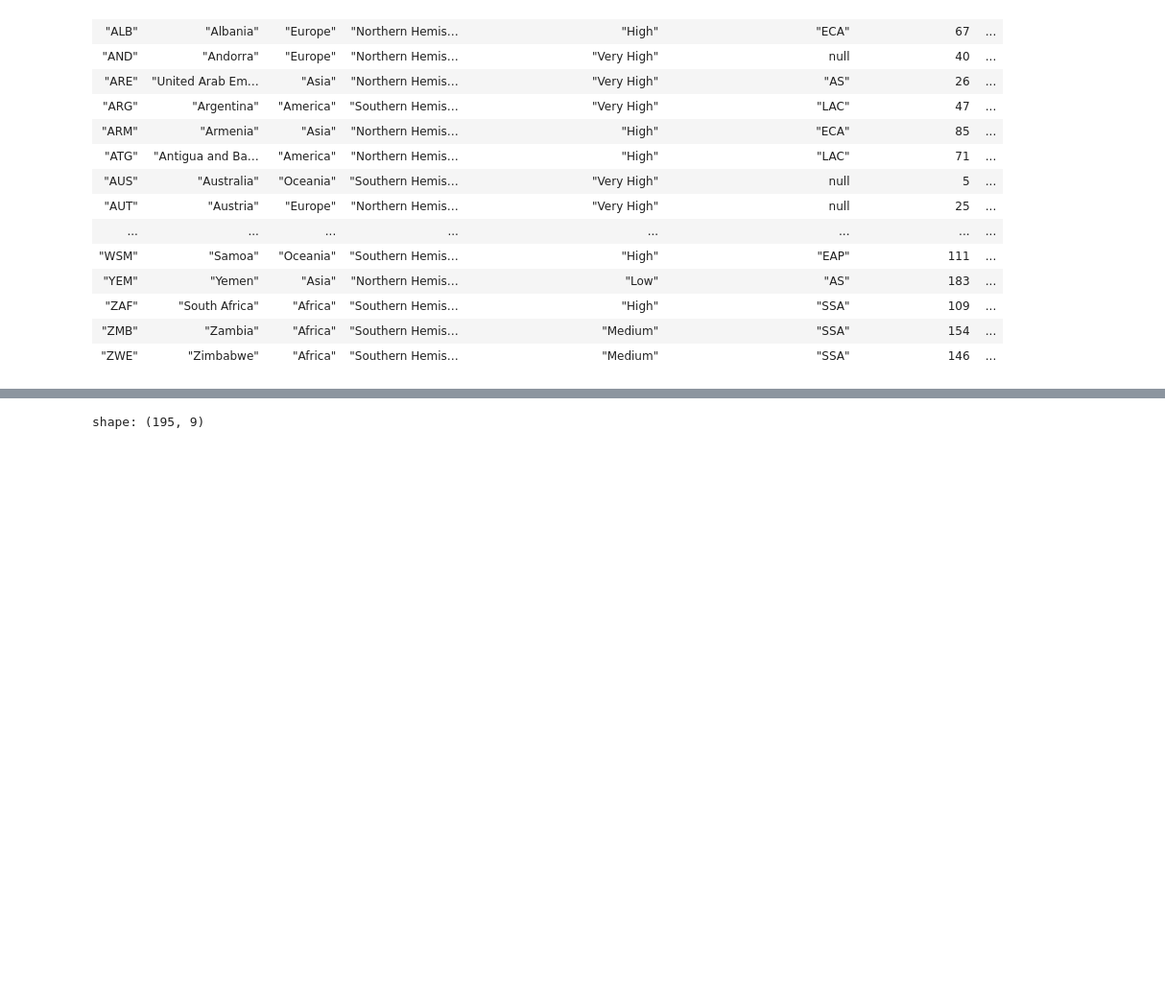
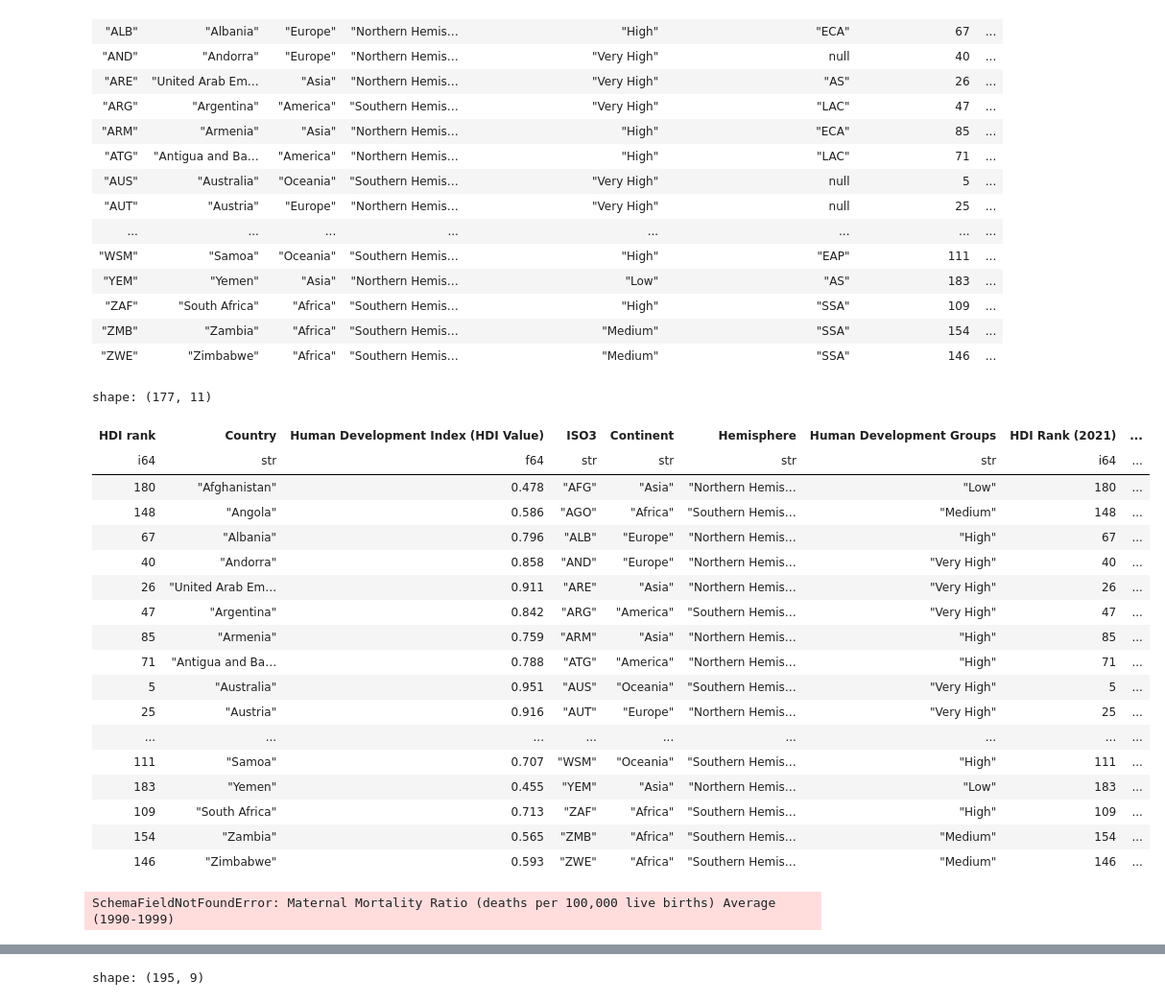
Before and after one commit to anelaherandez/Project3_team6, a Jupyter notebook: Project3.ipynb, the cells around one changed output, grey strips where cells are left out. Shown at 96% size. Saved outputs shown, nothing was run; the diff lists cells and outputs as text; code cells hidden in the pictures; blank space fills up the shorter version.

```diff
--- a/Project3.ipynb
+++ b/Project3.ipynb
@@ -7,7 +7,7 @@ Note: you may need to restart the kernel to use updated packages.
 import polars as pl
 import matplotlib.pyplot as plt
 # %%
-HDI_df=pl.read_csv('HDI Rank2021.csv')
+HDI_df=pl.read_csv('HDI_Files/HDI Rank2021.csv')
 HDI_df
 # %% [output]
 shape: (191, 8)
@@ -32,7 +32,7 @@ shape: (191, 8)
 # %%
 # HDI_df['Gross national income (GNI) per capita (2017 PPP $) ']=HDI_df['Gross national income (GNI) per capita (2017 PPP $) '].cast(pl.Float64)
 # %%
-MaternalMort_df=pl.read_csv('Maternal Mortality.csv')
+MaternalMort_df=pl.read_csv('Maternal_Mortality_Files/Maternal Mortality.csv')
 MaternalMort_df
 # %% [output]
 shape: (195, 39)
@@ -108,5 +108,36 @@ shape: (195, 10)
 # %%
 MM_join=HDI_df.join(MM_Decades, on="Country")
 # MM_join
+# %%
+MM_join=MM_join.drop(['Human Development Index (HDI Value)', 'Life expectancy at birth (years)', 'Expected years of schooling (years)',
+                      'Mean years of schooling (years)', 'Gross national income (GNI) per capita (2017 PPP $)', 'GNI per capita rank minus HDI rank',
+                      'UNDP Developeing Regions'])
+MM_join
+# %% [output]
+shape: (177, 11)
+| HDI rank | Country | Human Development Index (HDI Value) | ISO3 | Continent | Hemisphere | Human Development Groups | HDI Rank (2021) | ... |
+| i64 | str | f64 | str | str | str | str | i64 | ... |
+| 180 | "Afghanistan" | 0.478 | "AFG" | "Asia" | "Northern Hemis… | "Low" | 180 | ... |
+| 148 | "Angola" | 0.586 | "AGO" | "Africa" | "Southern Hemis… | "Medium" | 148 | ... |
+| 67 | "Albania" | 0.796 | "ALB" | "Europe" | "Northern Hemis… | "High" | 67 | ... |
+| 40 | "Andorra" | 0.858 | "AND" | "Europe" | "Northern Hemis… | "Very High" | 40 | ... |
+| 26 | "United Arab Em… | 0.911 | "ARE" | "Asia" | "Northern Hemis… | "Very High" | 26 | ... |
+| 47 | "Argentina" | 0.842 | "ARG" | "America" | "Southern Hemis… | "Very High" | 47 | ... |
+| 85 | "Armenia" | 0.759 | "ARM" | "Asia" | "Northern Hemis… | "High" | 85 | ... |
+| 71 | "Antigua and Ba… | 0.788 | "ATG" | "America" | "Northern Hemis… | "High" | 71 | ... |
+| 5 | "Australia" | 0.951 | "AUS" | "Oceania" | "Southern Hemis… | "Very High" | 5 | ... |
+| 25 | "Austria" | 0.916 | "AUT" | "Europe" | "Northern Hemis… | "Very High" | 25 | ... |
+| ... | ... | ... | ... | ... | ... | ... | ... | ... |
+| 111 | "Samoa" | 0.707 | "WSM" | "Oceania" | "Southern Hemis… | "High" | 111 | ... |
+| 183 | "Yemen" | 0.455 | "YEM" | "Asia" | "Northern Hemis… | "Low" | 183 | ... |
+| 109 | "South Africa" | 0.713 | "ZAF" | "Africa" | "Southern Hemis… | "High" | 109 | ... |
+| 154 | "Zambia" | 0.565 | "ZMB" | "Africa" | "Southern Hemis… | "Medium" | 154 | ... |
+| 146 | "Zimbabwe" | 0.593 | "ZWE" | "Africa" | "Southern Hemis… | "Medium" | 146 | ... |
+# %%
+ MM_join=MM_join.rename({'Maternal Mortality Ratio (deaths per 100,000 live births) Average (1990-1999)': 'Maternal Mortality Ratio Average (1990-1999)',})
+# MM_join=MM_join.rename({'Maternal Mortality Ratio (deaths per 100,000 live births) Average (2000-2010)': 'Maternal Mortality Ratio Average (2000-2010)',})
+MM_join=MM_join.rename({'Maternal Mortality Ratio (deaths per 100,000 live births) Average (2011-2021)': 'Maternal Mortality Ratio Average (2011-2021)',})
+# %% [output]
+SchemaFieldNotFoundError: Maternal Mortality Ratio (deaths per 100,000 live births) Average (1990-1999)
 # %%
 # df.select(sorted(df.columns))
```
Also changed, not shown: parts of 17 cells of this notebook, 30 other files.
